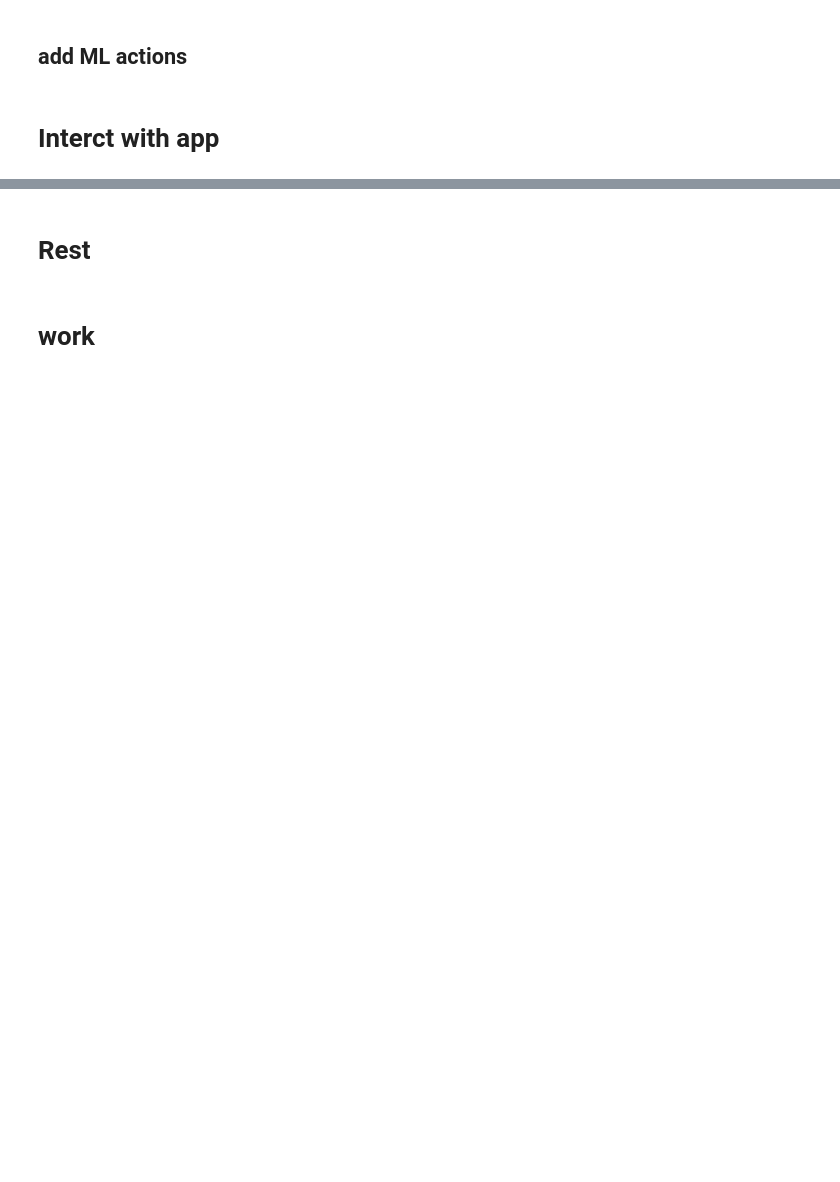
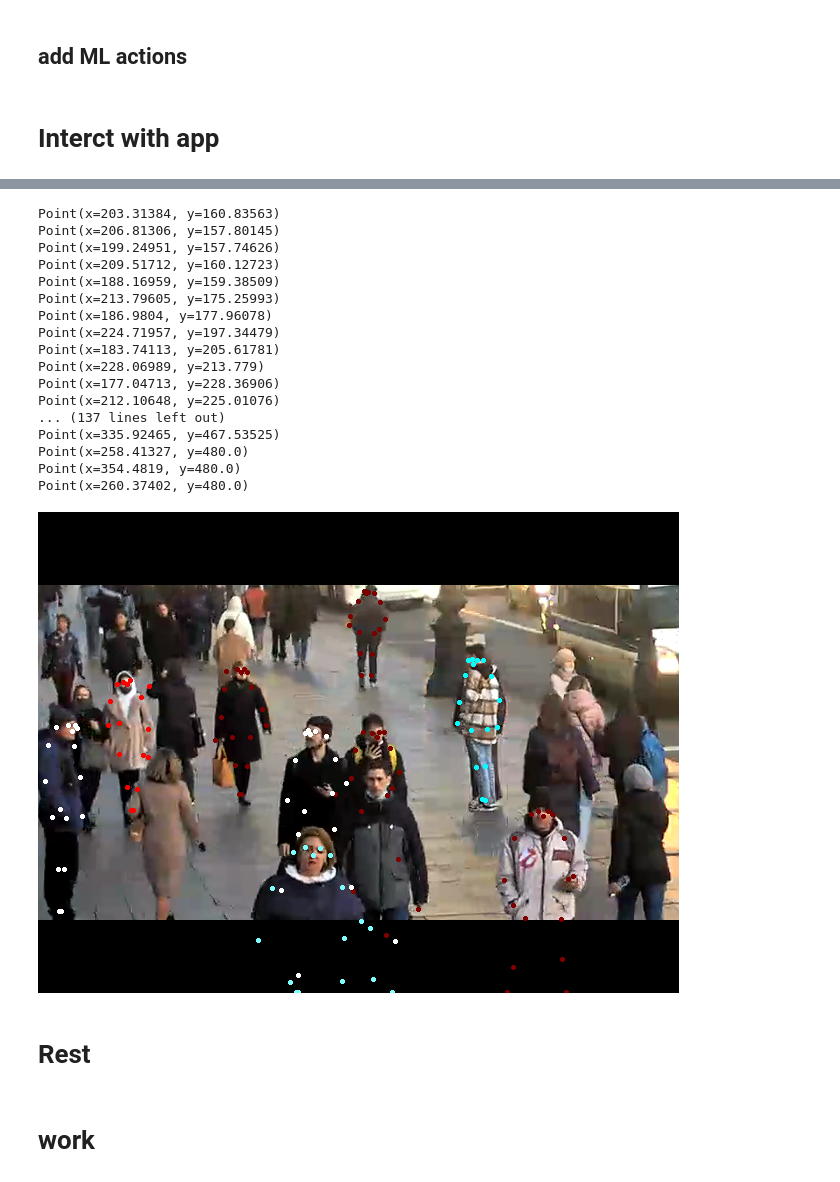
Before and after one commit to scray/scray, a Jupyter notebook: projects/edge/coral/actions/video_actions.ipynb, the cells around one changed output, grey strips where cells are left out. Drawn from its saved outputs; the diff is of its cells as text; code cells hidden in the pictures; blank space fills up the shorter version.

```diff
--- a/projects/edge/coral/actions/video_actions.ipynb
+++ b/projects/edge/coral/actions/video_actions.ipynb
@@ -2044,3 +2197,24 @@ print_pipeline_info(_app2)
+# %%
+_app._tab.evaluateWidgetActionList(end=None)['image']
+# %% [output]
+Point(x=203.31384, y=160.83563)
+Point(x=206.81306, y=157.80145)
+Point(x=199.24951, y=157.74626)
+Point(x=209.51712, y=160.12723)
+Point(x=188.16959, y=159.38509)
+Point(x=213.79605, y=175.25993)
+Point(x=186.9804, y=177.96078)
+Point(x=224.71957, y=197.34479)
+Point(x=183.74113, y=205.61781)
+Point(x=228.06989, y=213.779)
+Point(x=177.04713, y=228.36906)
+Point(x=212.10648, y=225.01076)
+... (137 lines left out)
+Point(x=335.92465, y=467.53525)
+Point(x=258.41327, y=480.0)
+Point(x=354.4819, y=480.0)
+Point(x=260.37402, y=480.0)
+[figure, added]
 # %% [markdown]
 # Rest
 # %%
```
Also changed, not shown: parts of 14 cells of this notebook, 5 other files.
